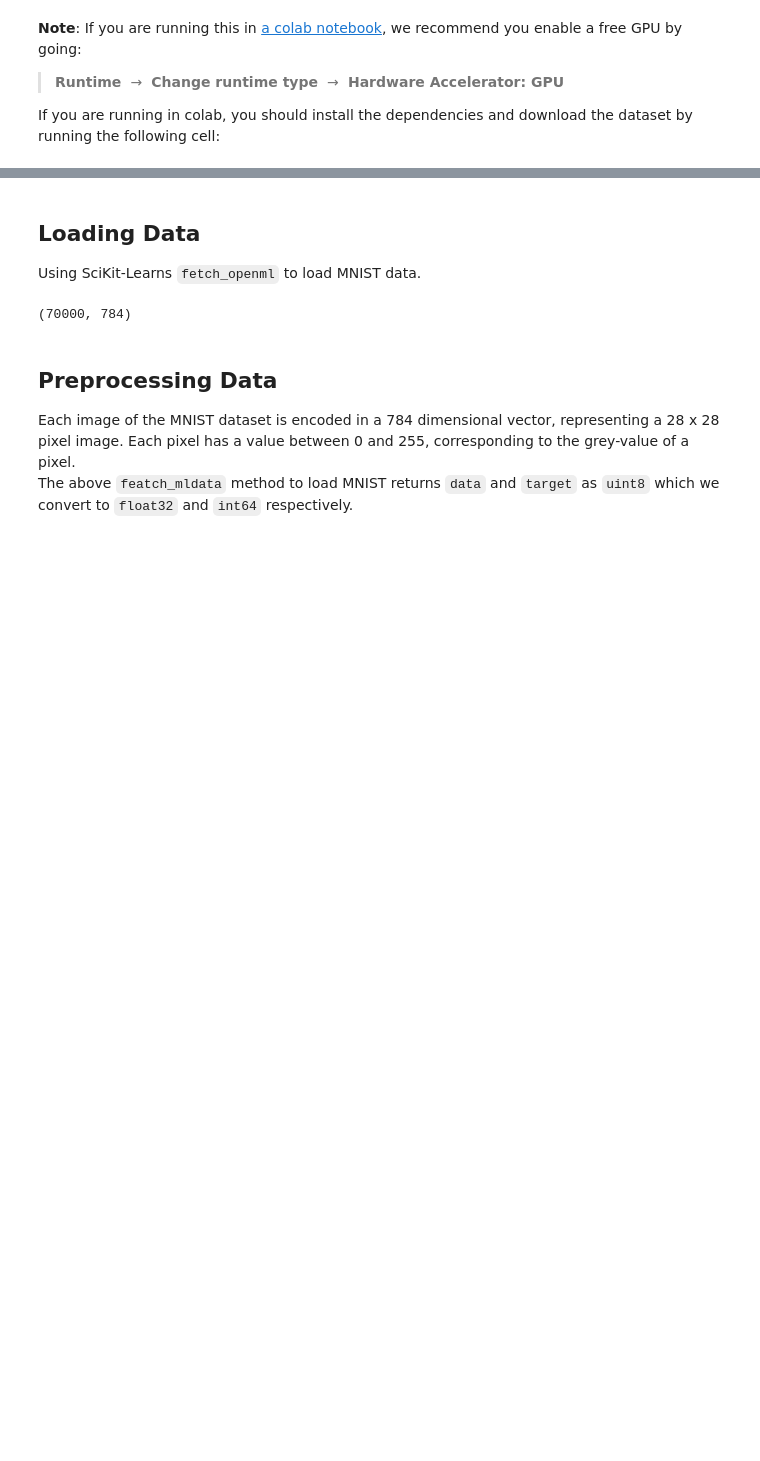
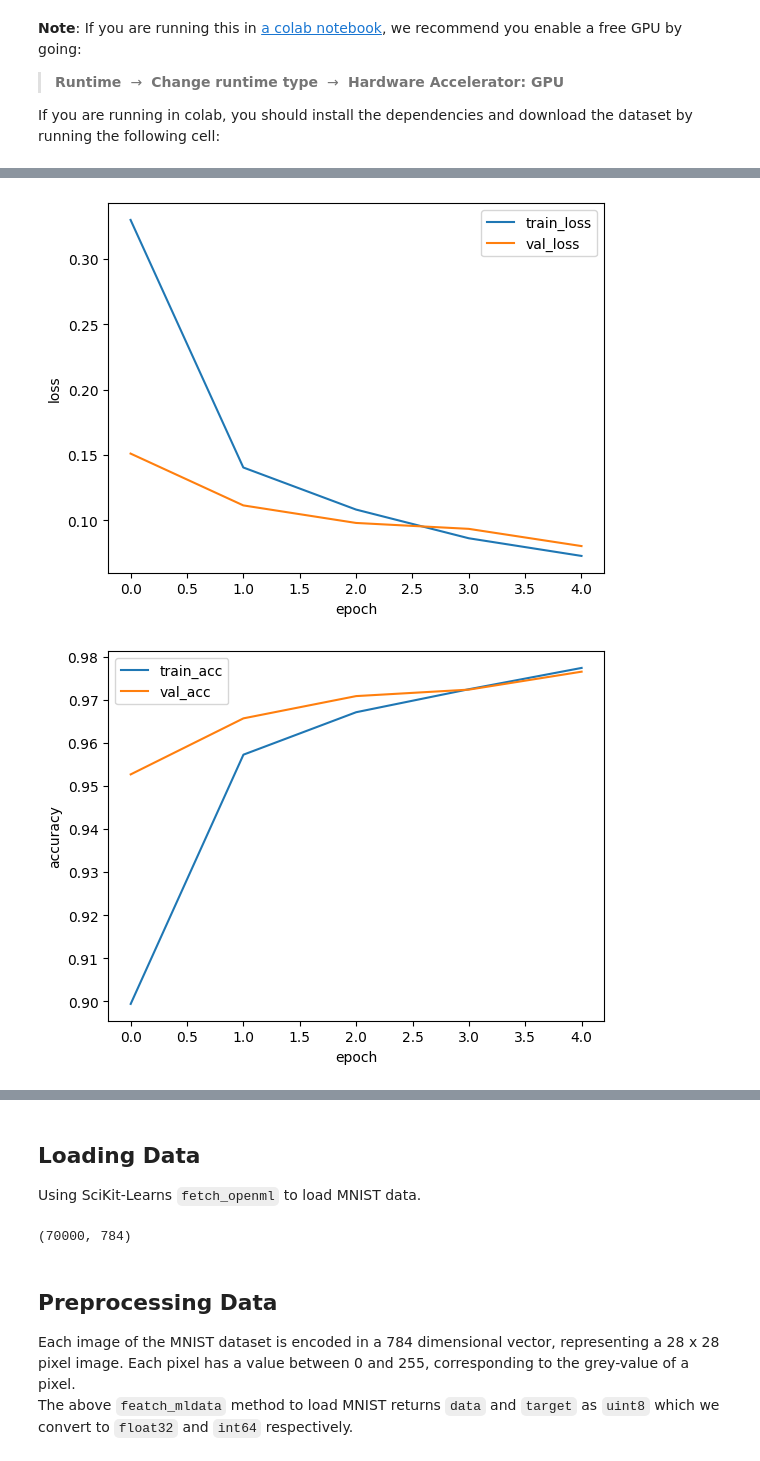
Before and after one commit to OviKams13/Activity-Monitoring-System, a Jupyter notebook: notebooks/MNIST.ipynb, the cells around one changed output, grey strips where cells are left out. Drawn from its saved outputs; the diff is of its cells as text; code cells hidden in the pictures; blank space fills up the shorter version.

```diff
--- a/notebooks/MNIST.ipynb
+++ b/notebooks/MNIST.ipynb
@@ -25,0 +161,4 @@ except ImportError:
+# %%
+device = torch.device("cuda" if torch.cuda.is_available() else "cpu")
+model = model.to(device)
+print("Using device:", device)
@@ -25,0 +225,22 @@ except ImportError:
+# %%
+history = {
+    "train_loss": [],
+    "train_acc": [],
+    "val_loss": [],
+    "val_acc": []
+}
+
+for epoch in range(1, EPOCHS + 1):
+    train_loss, train_acc = train_one_epoch(model, train_loader, optimizer, criterion, device)
+    val_loss, val_acc = evaluate(model, val_loader, criterion, device)
+
+    history["train_loss"].append(train_loss)
+    history["train_acc"].append(train_acc)
+    history["val_loss"].append(val_loss)
+    history["val_acc"].append(val_acc)
+
+    print(
+        f"Epoch {epoch:02d}/{EPOCHS} | "
+        f"Train: loss={train_loss:.4f}, acc={train_acc:.4f} | "
+        f"Val: loss={val_loss:.4f}, acc={val_acc:.4f}"
+    )
@@ -25,0 +253,21 @@ except ImportError:
+# %%
+import matplotlib.pyplot as plt
+
+plt.figure()
+plt.plot(history["train_loss"], label="train_loss")
+plt.plot(history["val_loss"], label="val_loss")
+plt.xlabel("epoch")
+plt.ylabel("loss")
+plt.legend()
+plt.show()
+
+plt.figure()
+plt.plot(history["train_acc"], label="train_acc")
+plt.plot(history["val_acc"], label="val_acc")
+plt.xlabel("epoch")
+plt.ylabel("accuracy")
+plt.legend()
+plt.show()
+# %% [output]
+[figure, added]
+[figure, added]
```
Also changed, not shown: parts of 28 cells of this notebook.
